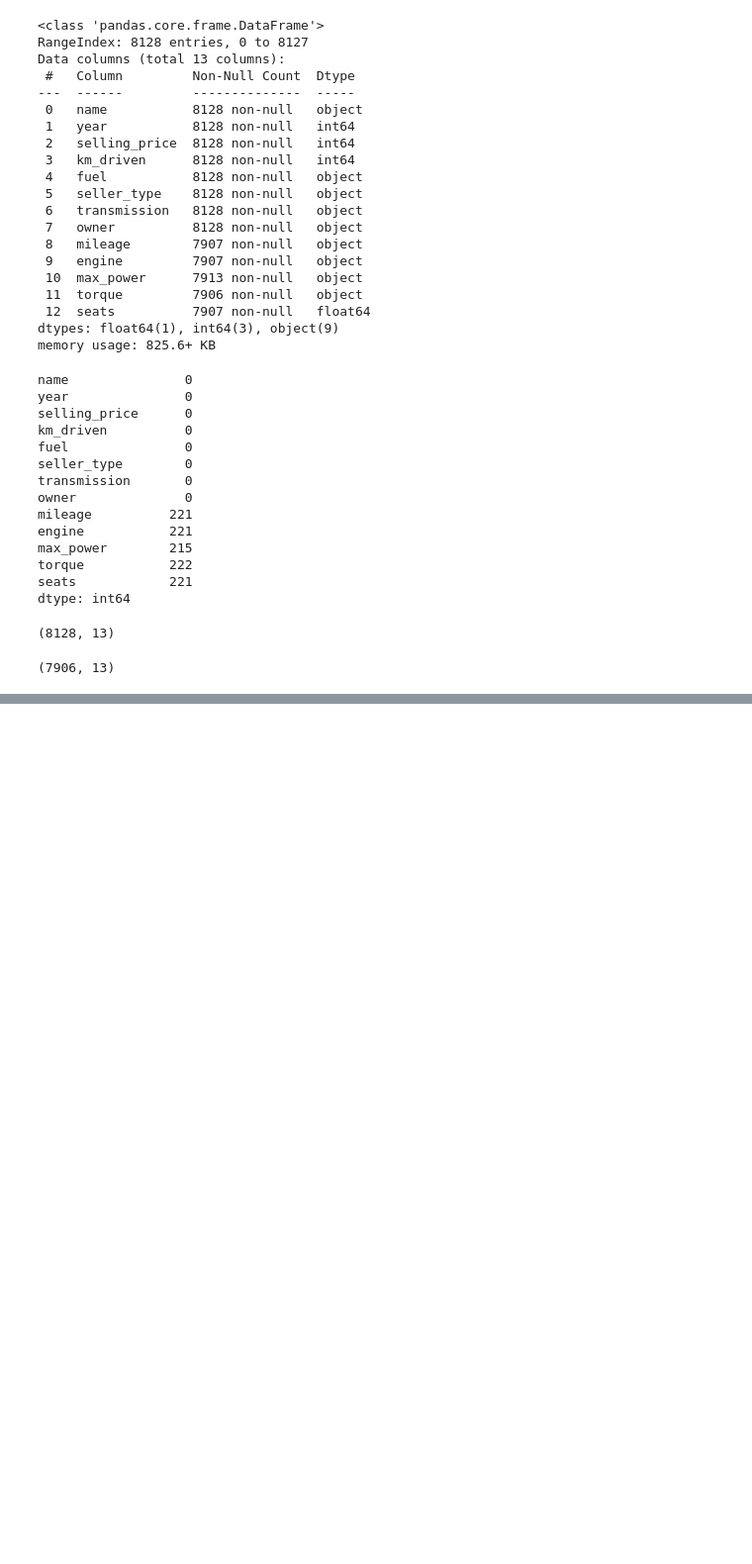
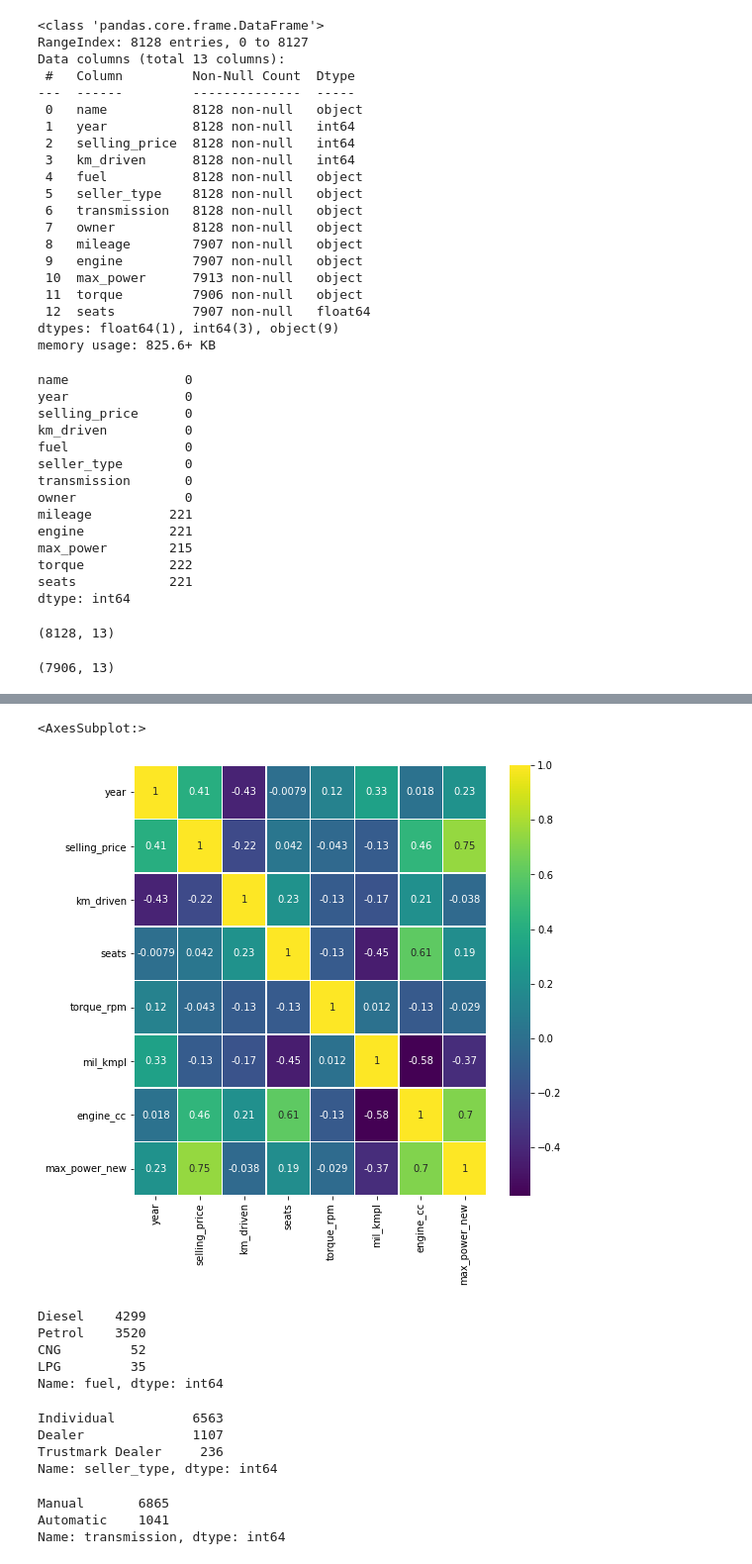
Before and after one commit to gbolahanolumade/CAR-SELLING-PRICE-HEROKU-, a Jupyter notebook: Untitled.ipynb, the cells around one changed output, grey strips where cells are left out. Shown: that part at 99% size. Drawn from its saved outputs; the diff is of its cells as text; code cells hidden in the pictures; blank space fills up the shorter version.

```diff
--- a/Untitled.ipynb
+++ b/Untitled.ipynb
@@ -71,0 +152,4 @@ import re
+# %%
+df['engine_cc'] = engine_cc
+
+df.head(2)
@@ -71,0 +160,17 @@ import re
+# %%
+power_list = df['max_power'].to_list()
+# torque_list[:2]
+max_power = []
+def extractingPower(x):
+  for item in x:
+    temp = []
+    try:
+      for s in item.split(" "):
+        temp.append(float(s))
+    except:
+      pass
+    max_power.append(max(temp))
+
+extractingPower(power_list)
+print(power_list[:2])
+print(max_power[:2])
@@ -71,0 +180,4 @@ import re
+# %%
+df['max_power_new'] = max_power
+
+df.head(2)
@@ -71,0 +188,2 @@ import re
+# %%
+df_new = df.drop(['mileage', 'engine', 'max_power', 'torque'], axis = 1)
@@ -71,0 +202,27 @@ import re
+# %%
+plt.figure(figsize=(8,8))
+sns.heatmap(df_new.corr(),annot=True,cmap='viridis',linewidths=.5)
+# %% [output]
+<AxesSubplot:>
+[figure, added]
+# %%
+df_new.fuel.value_counts()
+# %% [output]
+Diesel    4299
+Petrol    3520
+CNG         52
+LPG         35
+Name: fuel, dtype: int64
+# %%
+df_new.seller_type.value_counts()
+# %% [output]
+Individual          6563
+Dealer              1107
+Trustmark Dealer     236
+Name: seller_type, dtype: int64
+# %%
+df_new.transmission.value_counts()
+# %% [output]
+Manual       6865
+Automatic    1041
+Name: transmission, dtype: int64
```
Also changed, not shown: parts of 16 cells of this notebook.
